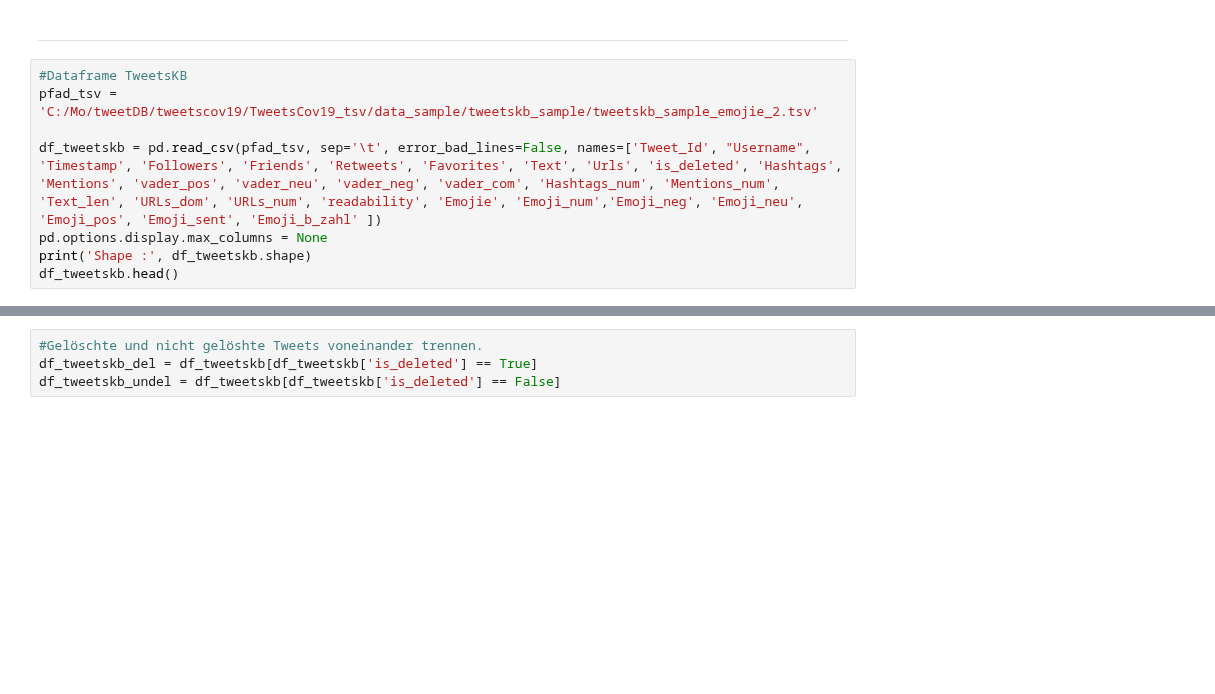
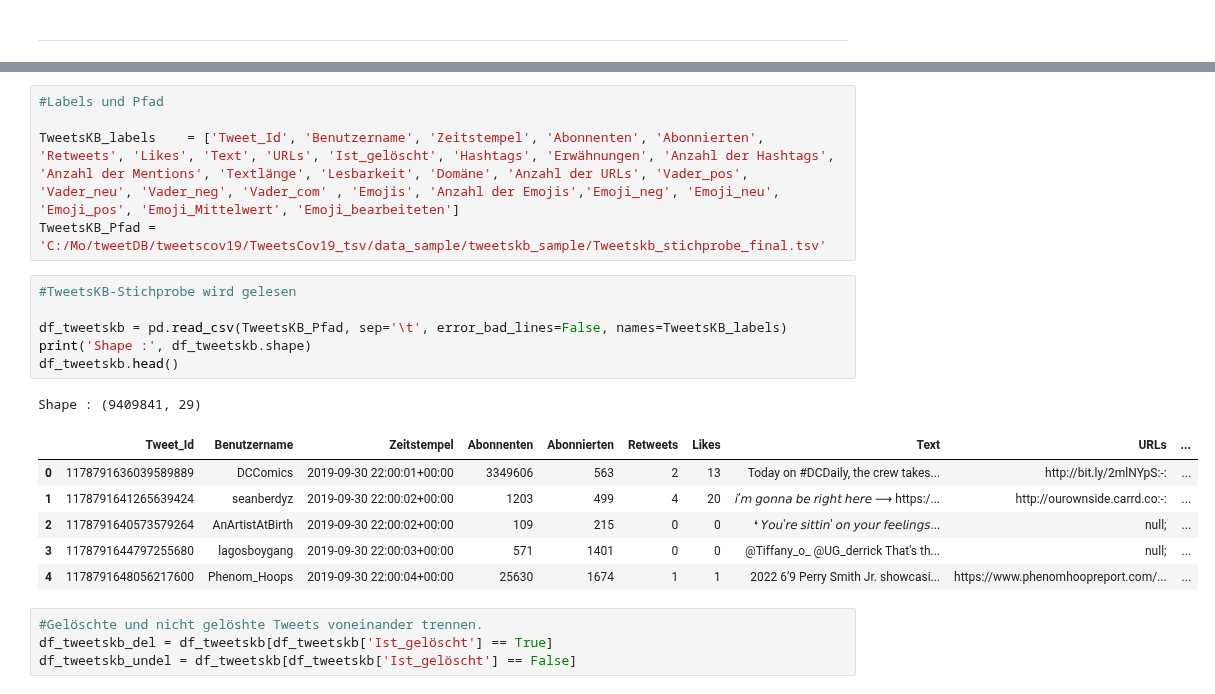
Before and after one commit to MoSamani/BA, a Jupyter notebook: Plots/Plot_Stimmung(vader).ipynb, the cells around one changed output, grey strips where cells are left out. Drawn from its saved outputs; the diff is of its cells as text; blank space fills up the shorter version.

```diff
--- a/Plots/Plot_Stimmung(vader).ipynb
+++ b/Plots/Plot_Stimmung(vader).ipynb
@@ -206,11 +205,3 @@ Number of tweets:  7272340
 # TweetsKB
 # %% [markdown]
 ***
-# %%
-#Dataframe TweetsKB
-pfad_tsv = 'C:/Mo/tweetDB/tweetscov19/TweetsCov19_tsv/data_sample/tweetskb_sample/tweetskb_sample_emojie_2.tsv'
-
-df_tweetskb = pd.read_csv(pfad_tsv, sep='\t', error_bad_lines=False, names=['Tweet_Id', "Username", 'Timestamp', 'Followers', 'Friends', 'Retweets', 'Favorites', 'Text', 'Urls', 'is_deleted', 'Hashtags', 'Mentions', 'vader_pos', 'vader_neu', 'vader_neg', 'vader_com', 'Hashtags_num', 'Mentions_num', 'Text_len', 'URLs_dom', 'URLs_num', 'readability', 'Emojie', 'Emoji_num','Emoji_neg', 'Emoji_neu', 'Emoji_pos', 'Emoji_sent', 'Emoji_b_zahl' ])
-pd.options.display.max_columns = None
-print('Shape :', df_tweetskb.shape)
-df_tweetskb.head()
@@ -225,5 +208,24 @@ Shape : (9409841, 29)
+# %%
+#Labels und Pfad
+
+TweetsKB_labels    = ['Tweet_Id', 'Benutzername', 'Zeitstempel', 'Abonnenten', 'Abonnierten', 'Retweets', 'Likes', 'Text', 'URLs', 'Ist_gelöscht', 'Hashtags', 'Erwähnungen', 'Anzahl der Hashtags', 'Anzahl der Mentions', 'Textlänge', 'Lesbarkeit', 'Domäne', 'Anzahl der URLs', 'Vader_pos', 'Vader_neu', 'Vader_neg', 'Vader_com' , 'Emojis', 'Anzahl der Emojis','Emoji_neg', 'Emoji_neu', 'Emoji_pos', 'Emoji_Mittelwert', 'Emoji_bearbeiteten']
+TweetsKB_Pfad =  'C:/Mo/tweetDB/tweetscov19/TweetsCov19_tsv/data_sample/tweetskb_sample/Tweetskb_stichprobe_final.tsv'
+# %%
+#TweetsKB-Stichprobe wird gelesen
+
+df_tweetskb = pd.read_csv(TweetsKB_Pfad, sep='\t', error_bad_lines=False, names=TweetsKB_labels)
+print('Shape :', df_tweetskb.shape)
+df_tweetskb.head()
+# %% [output]
+Shape : (9409841, 29)
+|  | Tweet_Id | Benutzername | Zeitstempel | Abonnenten | Abonnierten | Retweets | Likes | Text | URLs | ... |
+| 0 | 1178791636039589889 | DCComics | 2019-09-30 22:00:01+00:00 | 3349606 | 563 | 2 | 13 | Today on #DCDaily, the crew takes... | http://bit.ly/2mlNYpS:-: | ... |
+| 1 | 1178791641265639424 | seanberdyz | 2019-09-30 22:00:02+00:00 | 1203 | 499 | 4 | 20 | 𝘪’𝘮 𝘨𝘰𝘯𝘯𝘢 𝘣𝘦 𝘳𝘪𝘨𝘩𝘵 𝘩𝘦𝘳𝘦 ⟶ https:/... | http://ourownside.carrd.co:-: | ... |
+| 2 | 1178791640573579264 | AnArtistAtBirth | 2019-09-30 22:00:02+00:00 | 109 | 215 | 0 | 0 | ❛ 𝘠𝘰𝘶'𝘳𝘦 𝘴𝘪𝘵𝘵𝘪𝘯' 𝘰𝘯 𝘺𝘰𝘶𝘳 𝘧𝘦𝘦𝘭𝘪𝘯𝘨𝘴... | null; | ... |
+| 3 | 1178791644797255680 | lagosboygang | 2019-09-30 22:00:03+00:00 | 571 | 1401 | 0 | 0 | @Tiffany_o_ @UG_derrick That's th... | null; | ... |
+| 4 | 1178791648056217600 | Phenom_Hoops | 2019-09-30 22:00:04+00:00 | 25630 | 1674 | 1 | 1 | 2022 6’9 Perry Smith Jr. showcasi... | https://www.phenomhoopreport.com/... | ... |
 # %%
 #Gelöschte und nicht gelöshte Tweets voneinander trennen.
-df_tweetskb_del = df_tweetskb[df_tweetskb['is_deleted'] == True]
-df_tweetskb_undel = df_tweetskb[df_tweetskb['is_deleted'] == False]
+df_tweetskb_del = df_tweetskb[df_tweetskb['Ist_gelöscht'] == True]
+df_tweetskb_undel = df_tweetskb[df_tweetskb['Ist_gelöscht'] == False]
 # %%
```
Also changed, not shown: parts of 11 cells of this notebook, 1 other file.
